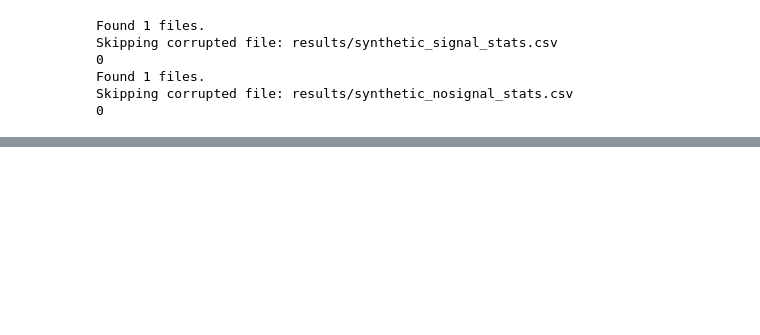
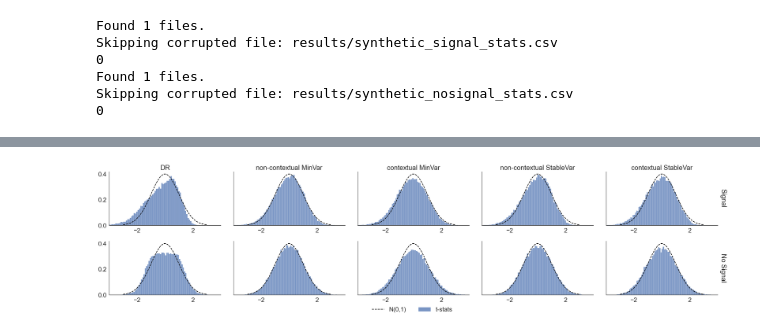
Before and after one commit to gsbDBI/contextual_bandits_evaluation, a Jupyter notebook: experiments/statistics_synthetic.ipynb, the cells around one changed output, grey strips where cells are left out. Cells and saved outputs as stored; diff of their text form; code cells hidden in the pictures; blank space fills up the shorter version.

```diff
--- a/experiments/statistics_synthetic.ipynb
+++ b/experiments/statistics_synthetic.ipynb
@@ -97,0 +100,6 @@ plot_statistics(df_stats.query("policy=='optimal-best_arm'"), row='sig')
+# %%
+sns.set(font_scale=2)
+sns.set_style("white")
+plot_normality(df_stats.query("policy=='optimal-best_arm'"), row='sig')
+# %% [output]
+[figure, added]
```
Also changed, not shown: parts of 3 cells of this notebook, 1 other file.
